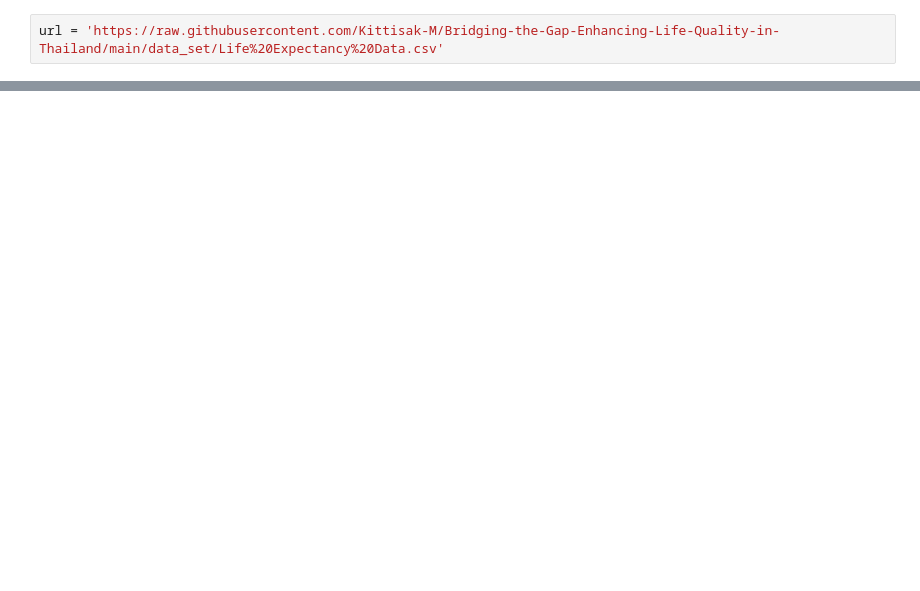
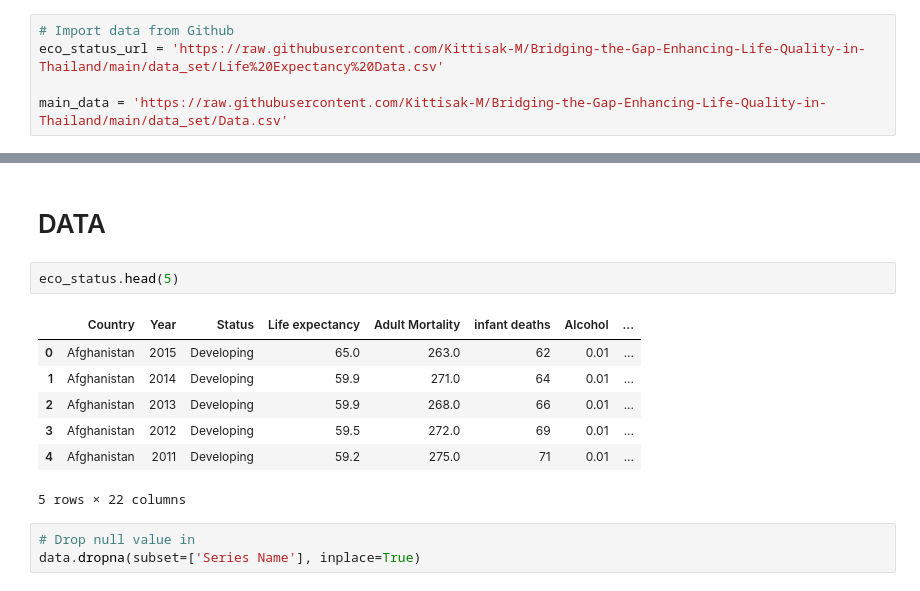
Before and after one commit to Kittisak-M/Bridging-the-Gap-Enhancing-Life-Quality-in-Thailand, a Jupyter notebook: Analysis.ipynb, the cells around one changed output, grey strips where cells are left out. Cells and saved outputs as stored; diff of their text form; blank space fills up the shorter version.

```diff
--- a/Analysis.ipynb
+++ b/Analysis.ipynb
@@ -4,4 +5,7 @@ import numpy as np
 import matplotlib as plt
 import plotly as py
 # %%
-url = 'https://raw.githubusercontent.com/Kittisak-M/Bridging-the-Gap-Enhancing-Life-Quality-in-Thailand/main/data_set/Life%20Expectancy%20Data.csv'
+# Import data from Github
+eco_status_url = 'https://raw.githubusercontent.com/Kittisak-M/Bridging-the-Gap-Enhancing-Life-Quality-in-Thailand/main/data_set/Life%20Expectancy%20Data.csv'
+
+main_data = 'https://raw.githubusercontent.com/Kittisak-M/Bridging-the-Gap-Enhancing-Life-Quality-in-Thailand/main/data_set/Data.csv'
@@ -29,0 +53,15 @@ ct_status = ct_status.drop_duplicates().reindex()
+# %% [markdown]
+# DATA
+# %%
+eco_status.head(5)
+# %% [output]
+|  | Country | Year | Status | Life expectancy | Adult Mortality | infant deaths | Alcohol | ... |
+| 0 | Afghanistan | 2015 | Developing | 65.0 | 263.0 | 62 | 0.01 | ... |
+| 1 | Afghanistan | 2014 | Developing | 59.9 | 271.0 | 64 | 0.01 | ... |
+| 2 | Afghanistan | 2013 | Developing | 59.9 | 268.0 | 66 | 0.01 | ... |
+| 3 | Afghanistan | 2012 | Developing | 59.5 | 272.0 | 69 | 0.01 | ... |
+| 4 | Afghanistan | 2011 | Developing | 59.2 | 275.0 | 71 | 0.01 | ... |
+5 rows × 22 columns
+# %%
+# Drop null value in
+data.dropna(subset=['Series Name'], inplace=True)
```
Also changed, not shown: parts of 19 cells of this notebook, 2 other files.
